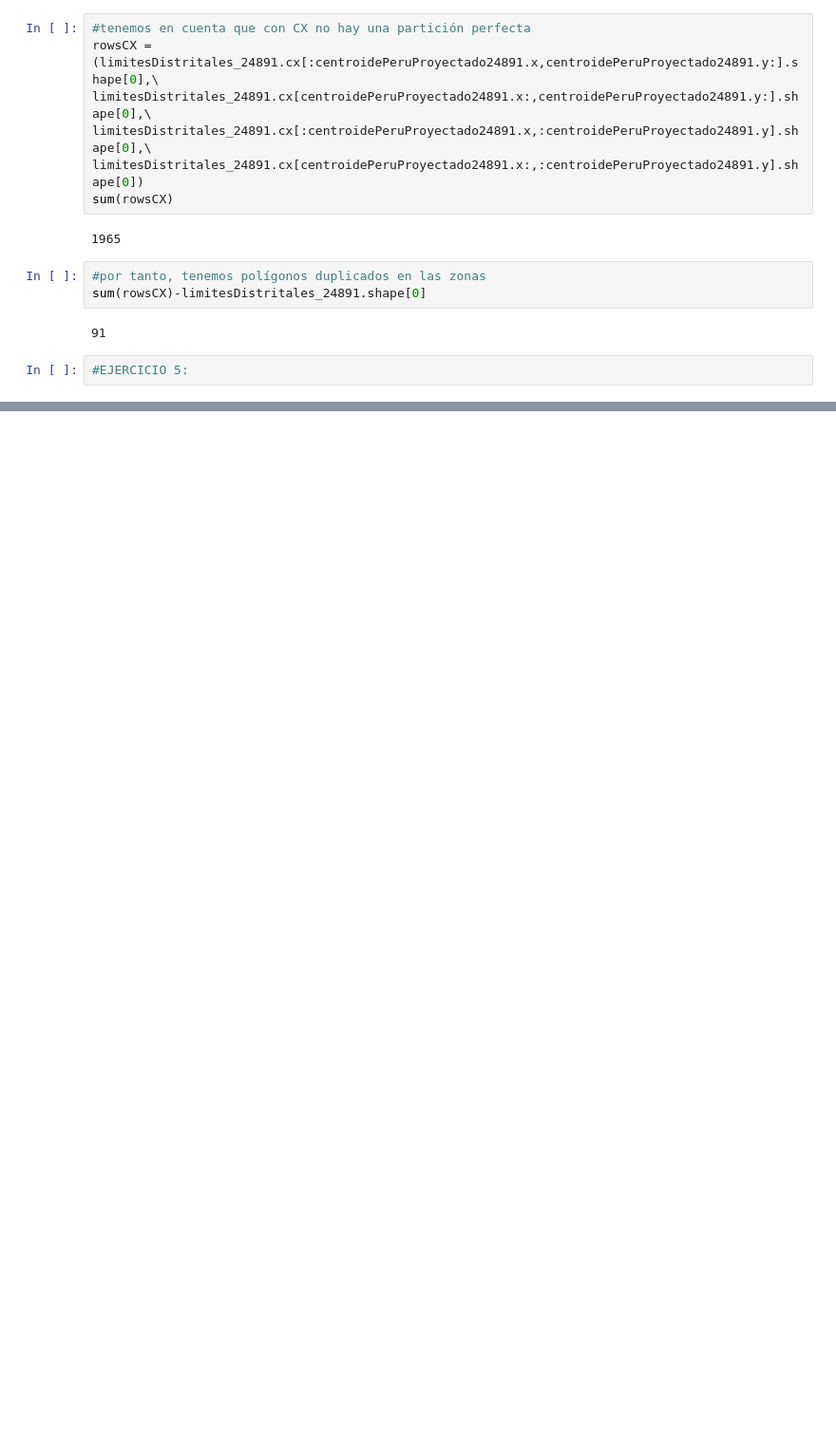
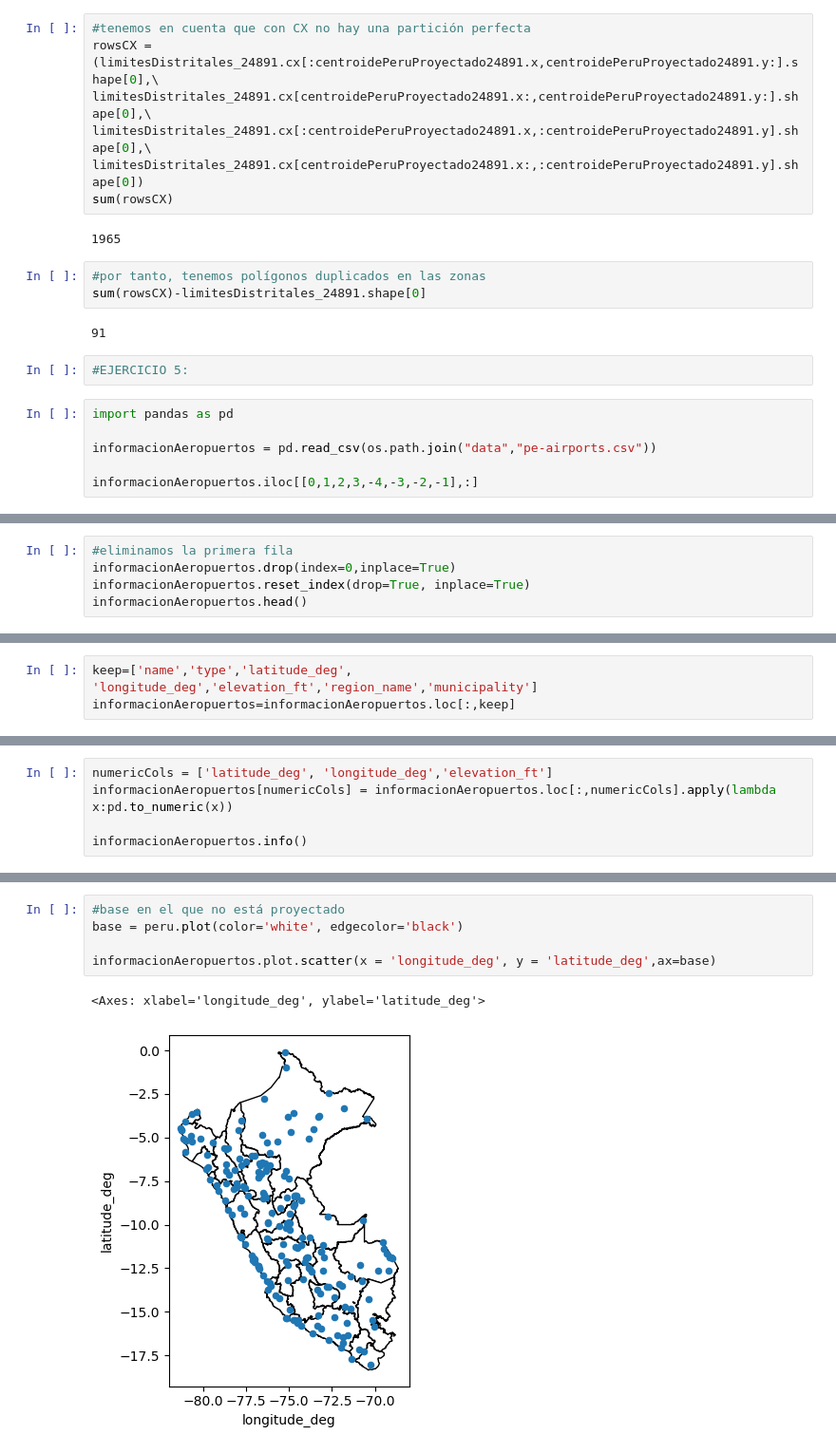
Before and after one commit to thiagoDali/preprocesamientoPeru, a Jupyter notebook: codigo_preprocesamiento.ipynb, the cells around one changed output, grey strips where cells are left out. Shown at 95% size. Drawn from its saved outputs; the diff is of its cells as text; blank space fills up the shorter version.

```diff
--- a/codigo_preprocesamiento.ipynb
+++ b/codigo_preprocesamiento.ipynb
@@ -453,3 +453,9 @@ sum(rowsCX)-limitesDistritales_24891.shape[0]
 91
 # %%
 #EJERCICIO 5:
+# %%
+import pandas as pd
+
+informacionAeropuertos = pd.read_csv(os.path.join("data","pe-airports.csv"))
+
+informacionAeropuertos.iloc[[0,1,2,3,-4,-3,-2,-1],:]
@@ -455,0 +473,5 @@ sum(rowsCX)-limitesDistritales_24891.shape[0]
+# %%
+#eliminamos la primera fila
+informacionAeropuertos.drop(index=0,inplace=True)
+informacionAeropuertos.reset_index(drop=True, inplace=True)
+informacionAeropuertos.head()
@@ -455,0 +507,3 @@ sum(rowsCX)-limitesDistritales_24891.shape[0]
+# %%
+keep=['name','type','latitude_deg', 'longitude_deg','elevation_ft','region_name','municipality']
+informacionAeropuertos=informacionAeropuertos.loc[:,keep]
@@ -455,0 +527,5 @@ sum(rowsCX)-limitesDistritales_24891.shape[0]
+# %%
+numericCols = ['latitude_deg', 'longitude_deg','elevation_ft']
+informacionAeropuertos[numericCols] = informacionAeropuertos.loc[:,numericCols].apply(lambda x:pd.to_numeric(x))
+
+informacionAeropuertos.info()
@@ -455,0 +547,8 @@ sum(rowsCX)-limitesDistritales_24891.shape[0]
+# %%
+#base en el que no está proyectado
+base = peru.plot(color='white', edgecolor='black')
+
+informacionAeropuertos.plot.scatter(x = 'longitude_deg', y = 'latitude_deg',ax=base)
+# %% [output]
+<Axes: xlabel='longitude_deg', ylabel='latitude_deg'>
+[figure, added]
```
Also changed, not shown: parts of 39 cells of this notebook, 2 other files.
